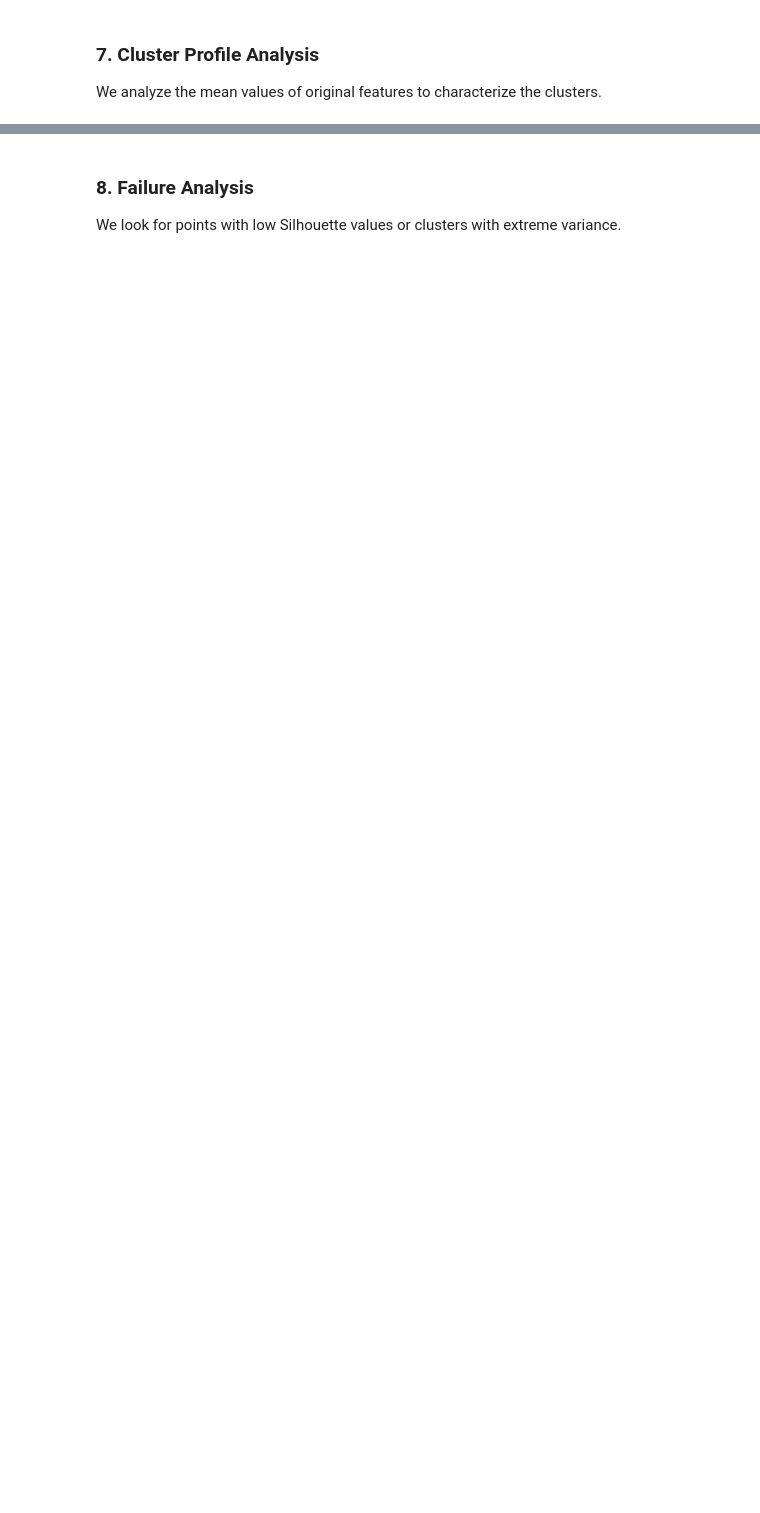
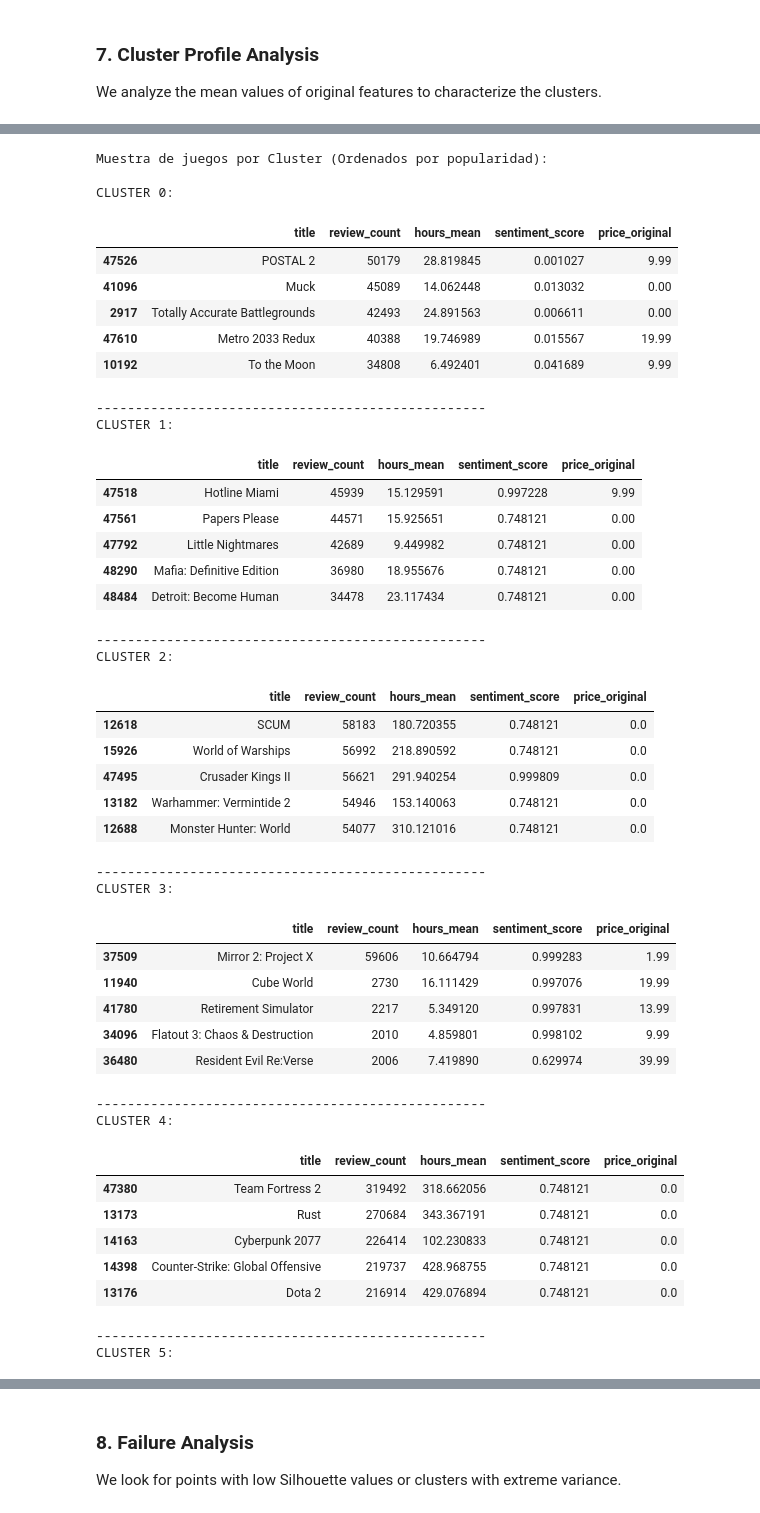
Before and after one commit to Amolihua/BIGDATA-STEAM-RECOMENDATION, a Jupyter notebook: notebooks/clustering_analysis.ipynb, the cells around one changed output, grey strips where cells are left out. Cells and saved outputs as stored; diff of their text form; code cells hidden in the pictures; blank space fills up the shorter version.

```diff
--- a/notebooks/clustering_analysis.ipynb
+++ b/notebooks/clustering_analysis.ipynb
@@ -135,0 +286,52 @@ plt.show()
+# %%
+print("Muestra de juegos por Cluster (Ordenados por popularidad):\n")
+for i in range(df['kmeans_cluster'].nunique()):
+    print(f"CLUSTER {i}:")
+    sample = df[df['kmeans_cluster'] == i].sort_values(by='review_count', ascending=False).head(5)
+
+    display(sample[['title', 'review_count', 'hours_mean', 'sentiment_score', 'price_original']])
+    print("-" * 50)
+# %% [output]
+Muestra de juegos por Cluster (Ordenados por popularidad):
+
+CLUSTER 0:
+|  | title | review_count | hours_mean | sentiment_score | price_original |
+| 47526 | POSTAL 2 | 50179 | 28.819845 | 0.001027 | 9.99 |
+| 41096 | Muck | 45089 | 14.062448 | 0.013032 | 0.00 |
+| 2917 | Totally Accurate Battlegrounds | 42493 | 24.891563 | 0.006611 | 0.00 |
+| 47610 | Metro 2033 Redux | 40388 | 19.746989 | 0.015567 | 19.99 |
+| 10192 | To the Moon | 34808 | 6.492401 | 0.041689 | 9.99 |
+--------------------------------------------------
+CLUSTER 1:
+|  | title | review_count | hours_mean | sentiment_score | price_original |
+| 47518 | Hotline Miami | 45939 | 15.129591 | 0.997228 | 9.99 |
+| 47561 | Papers Please | 44571 | 15.925651 | 0.748121 | 0.00 |
+| 47792 | Little Nightmares | 42689 | 9.449982 | 0.748121 | 0.00 |
+| 48290 | Mafia: Definitive Edition | 36980 | 18.955676 | 0.748121 | 0.00 |
+| 48484 | Detroit: Become Human | 34478 | 23.117434 | 0.748121 | 0.00 |
+--------------------------------------------------
+CLUSTER 2:
+|  | title | review_count | hours_mean | sentiment_score | price_original |
+| 12618 | SCUM | 58183 | 180.720355 | 0.748121 | 0.0 |
+| 15926 | World of Warships | 56992 | 218.890592 | 0.748121 | 0.0 |
+| 47495 | Crusader Kings II | 56621 | 291.940254 | 0.999809 | 0.0 |
+| 13182 | Warhammer: Vermintide 2 | 54946 | 153.140063 | 0.748121 | 0.0 |
+| 12688 | Monster Hunter: World | 54077 | 310.121016 | 0.748121 | 0.0 |
+--------------------------------------------------
+CLUSTER 3:
+|  | title | review_count | hours_mean | sentiment_score | price_original |
+| 37509 | Mirror 2: Project X | 59606 | 10.664794 | 0.999283 | 1.99 |
+| 11940 | Cube World | 2730 | 16.111429 | 0.997076 | 19.99 |
+| 41780 | Retirement Simulator | 2217 | 5.349120 | 0.997831 | 13.99 |
+| 34096 | Flatout 3: Chaos & Destruction | 2010 | 4.859801 | 0.998102 | 9.99 |
+| 36480 | Resident Evil Re:Verse | 2006 | 7.419890 | 0.629974 | 39.99 |
+--------------------------------------------------
+CLUSTER 4:
+|  | title | review_count | hours_mean | sentiment_score | price_original |
+| 47380 | Team Fortress 2 | 319492 | 318.662056 | 0.748121 | 0.0 |
+| 13173 | Rust | 270684 | 343.367191 | 0.748121 | 0.0 |
+| 14163 | Cyberpunk 2077 | 226414 | 102.230833 | 0.748121 | 0.0 |
+| 14398 | Counter-Strike: Global Offensive | 219737 | 428.968755 | 0.748121 | 0.0 |
+| 13176 | Dota 2 | 216914 | 429.076894 | 0.748121 | 0.0 |
+--------------------------------------------------
+CLUSTER 5:
```
Also changed, not shown: parts of 19 cells of this notebook, 3 other files.
